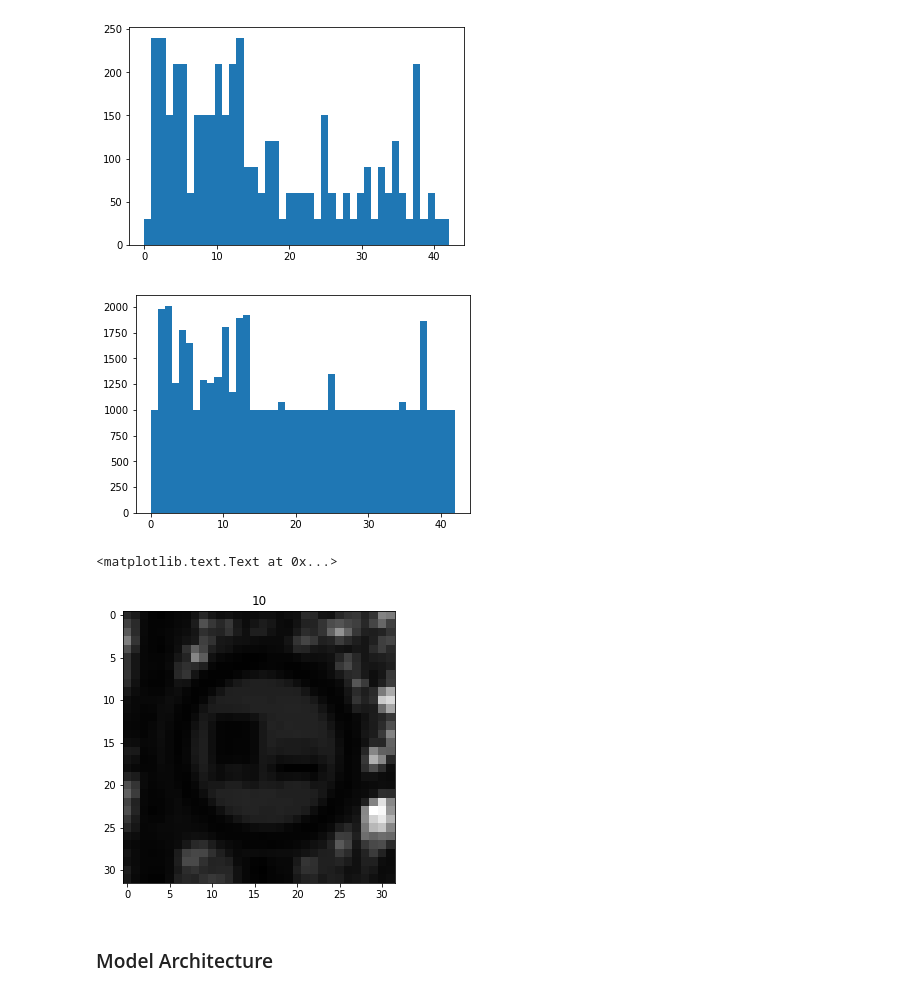
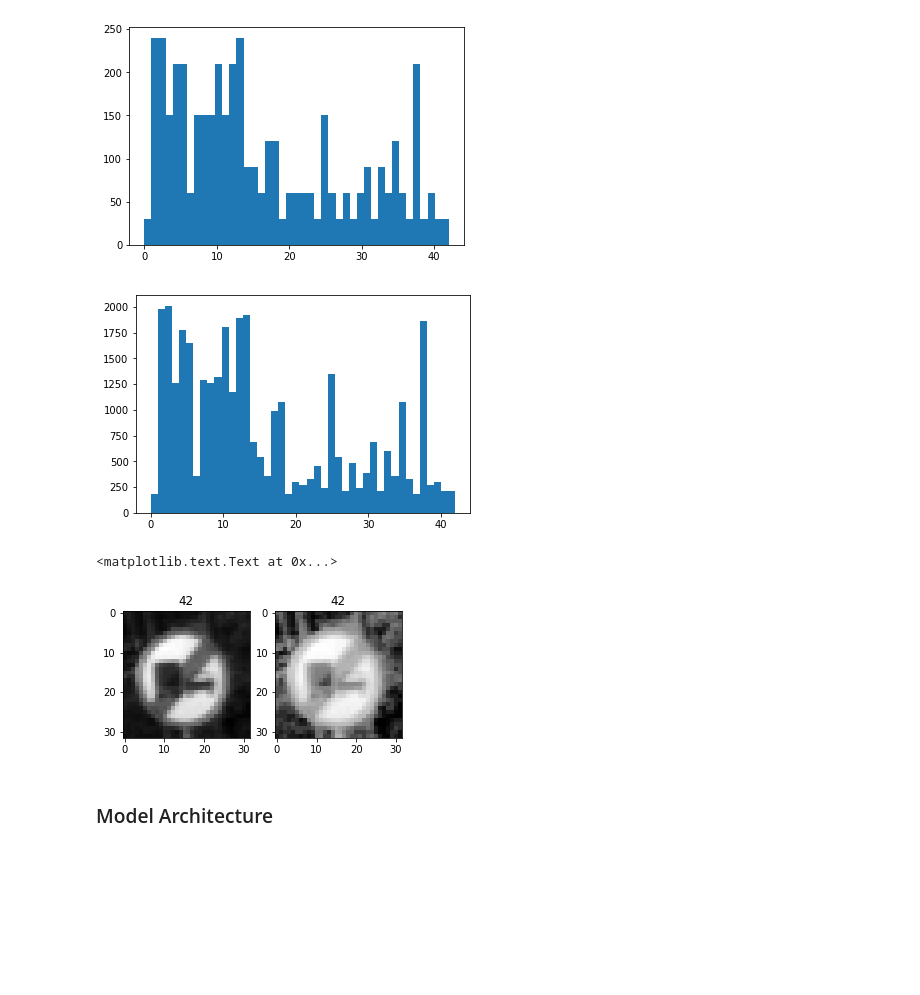
Before and after one commit to ankith0073/Traffic-sign-Classification, a Jupyter notebook: Traffic_Sign_Classifier.ipynb, the cells around one changed output. Saved outputs shown, nothing was run; the diff lists cells and outputs as text; code cells hidden in the pictures; blank space fills up the shorter version.

Commit message:
histogram equalization , test display fix
1) Histogram equalization of the augmented images
2) Test images display error fixed

```diff
--- a/Traffic_Sign_Classifier.ipynb
+++ b/Traffic_Sign_Classifier.ipynb
@@ -26,9 +26,9 @@ import numpy as np
 
 # TODO: Fill this in based on where you saved the training and testing data
 
-training_file = "../../ubuntu/train.p"
-validation_file= "../../ubuntu/valid.p"
-testing_file =  "../../ubuntu/test.p"
+training_file = "../traffic-sign-data/train.p"
+validation_file= "../traffic-sign-data/valid.p"
+testing_file =  "../traffic-sign-data/test.p"
 
 
 with open(training_file, mode='rb') as f:
@@ -407,30 +395,49 @@ elements_in_each_class, bins, patches = plt.hist(y_valid, n_classes, normed=0)
 #Augmented data
 elements_in_each_class, bins, patches = plt.hist(y_train, n_classes, normed=0)
 # %% [output]
-[figure, old version]
+[figure, new version]
 # %%
-import numpy as np
-#convert to grayscale
-
+#convert to grayscale , Histrogram normalize the images and center pixels to zero mean
 x_grayscale = temp = np.sum(X_train/3, axis=3, keepdims=True)
 x_valid_grayscale = np.sum(X_valid/3, axis=3, keepdims=True)
-x_train_temp = X_train
-x_valid_temp = X_valid
+#x_train_temp = X_train
+#x_valid_temp = X_valid
 
-#normalize
+#without histogram normalization
+x_train_temp = (x_grayscale - 127.5)/255
+x_valid_temp = (x_valid_grayscale - 127.5)/255
+
+for i in range(0,X_train.shape[0]):
+    x_grayscale[i,:,:,0] = cv2.equalizeHist(np.uint8(x_grayscale[i]))
+
+for i in range(0,X_valid.shape[0]):
+    x_valid_grayscale[i,:,:,0] = cv2.equalizeHist(np.uint8(x_valid_grayscale[i]))
+
+#normalize histogram and zero mean
 X_train = (x_grayscale - 127.5)/255
 X_valid = (x_valid_grayscale - 127.5)/255
+
+#display purposes
+x_grayscale = X_train
+x_valid_grayscale = X_valid
 # %%
 #display a random image
 import random
 index = random.randint(0,len(X_train))
-image = X_train[index].squeeze()
+image = x_train_temp[index].squeeze()
 plt.figure(figsize=(5,5))
+plt.subplot(1,2,1)
 plt.imshow(image,cmap='gray')
 plt.title(str(y_train[index]))
+
+#display the histogram normalized image
+plt.subplot(1,2,2)
+image = X_train[index].squeeze()
+plt.imshow(image,cmap='gray')
+plt.title(str(y_train[index]))
 # %% [output]
 <matplotlib.text.Text at 0x...>
-[figure, old version]
+[figure, new version]
 # %% [markdown]
 ### Model Architecture
 # %%
```
Also changed, not shown: parts of 17 cells of this notebook.
